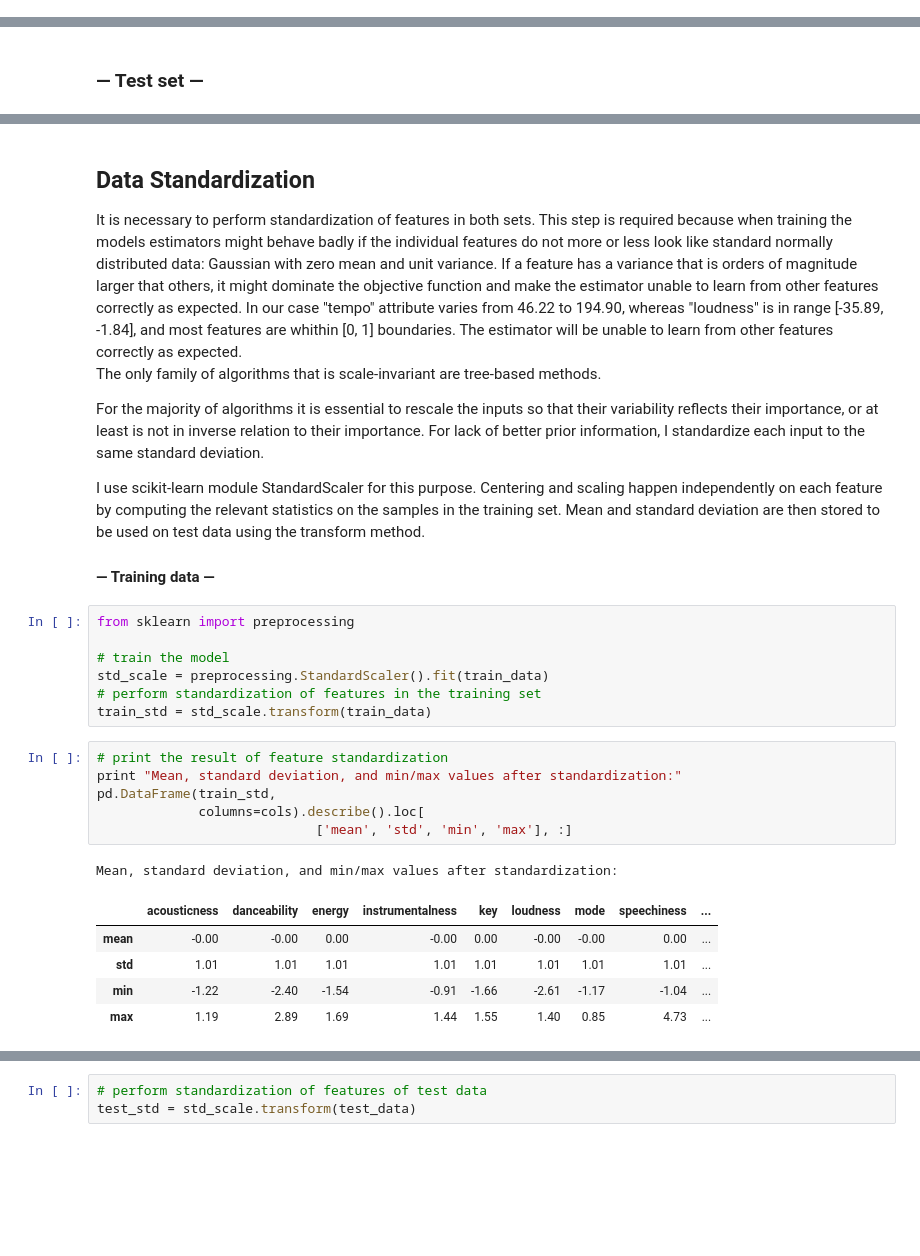
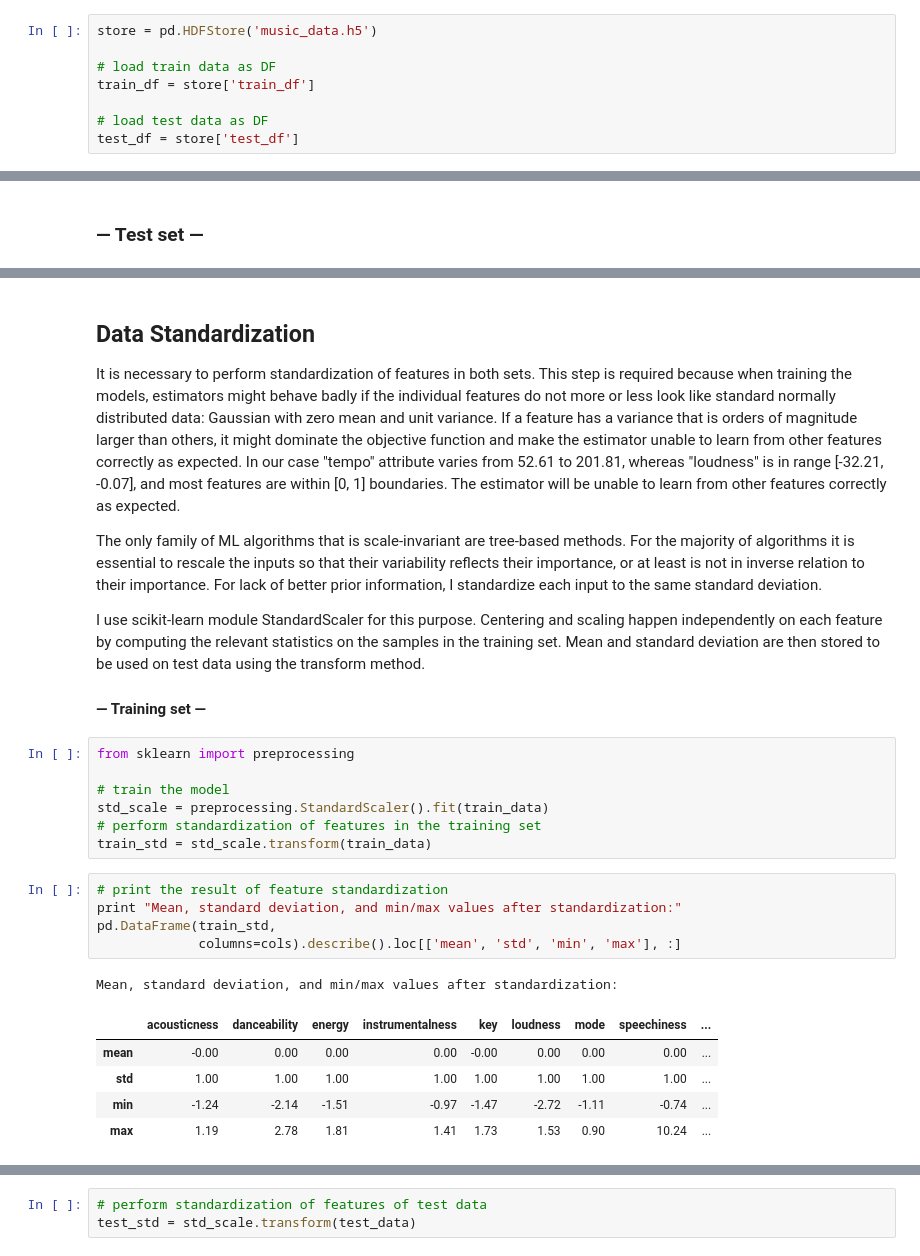
Before and after one commit to medennikova/itunes-music-analysis, a Jupyter notebook: 03_Preprocessing.ipynb, the cells around one changed output, grey strips where cells are left out. Cells and saved outputs as stored; diff of their text form; blank space fills up the shorter version.

```diff
--- a/03_Preprocessing.ipynb
+++ b/03_Preprocessing.ipynb
@@ -67,0 +44,8 @@ test_df.sample(3)
+# %%
+store = pd.HDFStore('music_data.h5')
+
+# load train data as DF
+train_df = store['train_df']
+
+# load test data as DF
+test_df = store['test_df']
@@ -134,12 +130,11 @@ test_data.shape
 # %% [markdown]
 ## Data Standardization
-It is necessary to perform standardization of features in both sets. This step is required because when training the models estimators might behave badly if the individual features do not more or less look like standard normally distributed data: Gaussian with zero mean and unit variance. If a feature has a variance that is orders of magnitude larger that others, it might dominate the objective function and make the estimator unable to learn from other features correctly as expected. In our case "tempo" attribute varies from 46.22 to 194.90, whereas "loudness" is in range [-35.89, -1.84], and most features are whithin [0, 1] boundaries. The estimator will be unable to learn from other features correctly as expected.
-The only family of algorithms that is scale-invariant are tree-based methods.
+It is necessary to perform standardization of features in both sets. This step is required because when training the models, estimators might behave badly if the individual features do not more or less look like standard normally distributed data: Gaussian with zero mean and unit variance. If a feature has a variance that is orders of magnitude larger than others, it might dominate the objective function and make the estimator unable to learn from other features correctly as expected. In our case "tempo" attribute varies from 52.61 to 201.81, whereas "loudness" is in range [-32.21, -0.07], and most features are within [0, 1] boundaries. The estimator will be unable to learn from other features correctly as expected.
 
-For the majority of algorithms it is essential to rescale the inputs so that their variability reflects their importance, or at least is not in inverse relation to their importance. For lack of better prior information, I standardize each input to the same standard deviation.
+The only family of ML algorithms that is scale-invariant are tree-based methods. For the majority of algorithms it is essential to rescale the inputs so that their variability reflects their importance, or at least is not in inverse relation to their importance. For lack of better prior information, I standardize each input to the same standard deviation.
 
 I use scikit-learn module StandardScaler for this purpose. Centering and scaling happen independently on each feature by computing the relevant statistics on the samples in the training set. Mean and standard deviation are then stored to be used on test data using the transform method.
-#### — Training data —
+#### — Training set —
 # %%
 from sklearn import preprocessing
 
@@ -150,16 +145,15 @@ train_std = std_scale.transform(train_data)
 # %%
 # print the result of feature standardization
 print "Mean, standard deviation, and min/max values after standardization:"
 pd.DataFrame(train_std,
-             columns=cols).describe().loc[
-                            ['mean', 'std', 'min', 'max'], :]
+             columns=cols).describe().loc[['mean', 'std', 'min', 'max'], :]
 # %% [output]
 Mean, standard deviation, and min/max values after standardization:
 |  | acousticness | danceability | energy | instrumentalness | key | loudness | mode | speechiness | ... |
-| mean | -0.00 | -0.00 | 0.00 | -0.00 | 0.00 | -0.00 | -0.00 | 0.00 | ... |
-| std | 1.01 | 1.01 | 1.01 | 1.01 | 1.01 | 1.01 | 1.01 | 1.01 | ... |
-| min | -1.22 | -2.40 | -1.54 | -0.91 | -1.66 | -2.61 | -1.17 | -1.04 | ... |
-| max | 1.19 | 2.89 | 1.69 | 1.44 | 1.55 | 1.40 | 0.85 | 4.73 | ... |
+| mean | -0.00 | 0.00 | 0.00 | 0.00 | -0.00 | 0.00 | 0.00 | 0.00 | ... |
+| std | 1.00 | 1.00 | 1.00 | 1.00 | 1.00 | 1.00 | 1.00 | 1.00 | ... |
+| min | -1.24 | -2.14 | -1.51 | -0.97 | -1.47 | -2.72 | -1.11 | -0.74 | ... |
+| max | 1.19 | 2.78 | 1.81 | 1.41 | 1.73 | 1.53 | 0.90 | 10.24 | ... |
 # %%
 # make a DF with trained StandardScaler() parameters
 params = pd.DataFrame({'mean' : std_scale.mean_,
```
Also changed, not shown: parts of 32 cells of this notebook.
